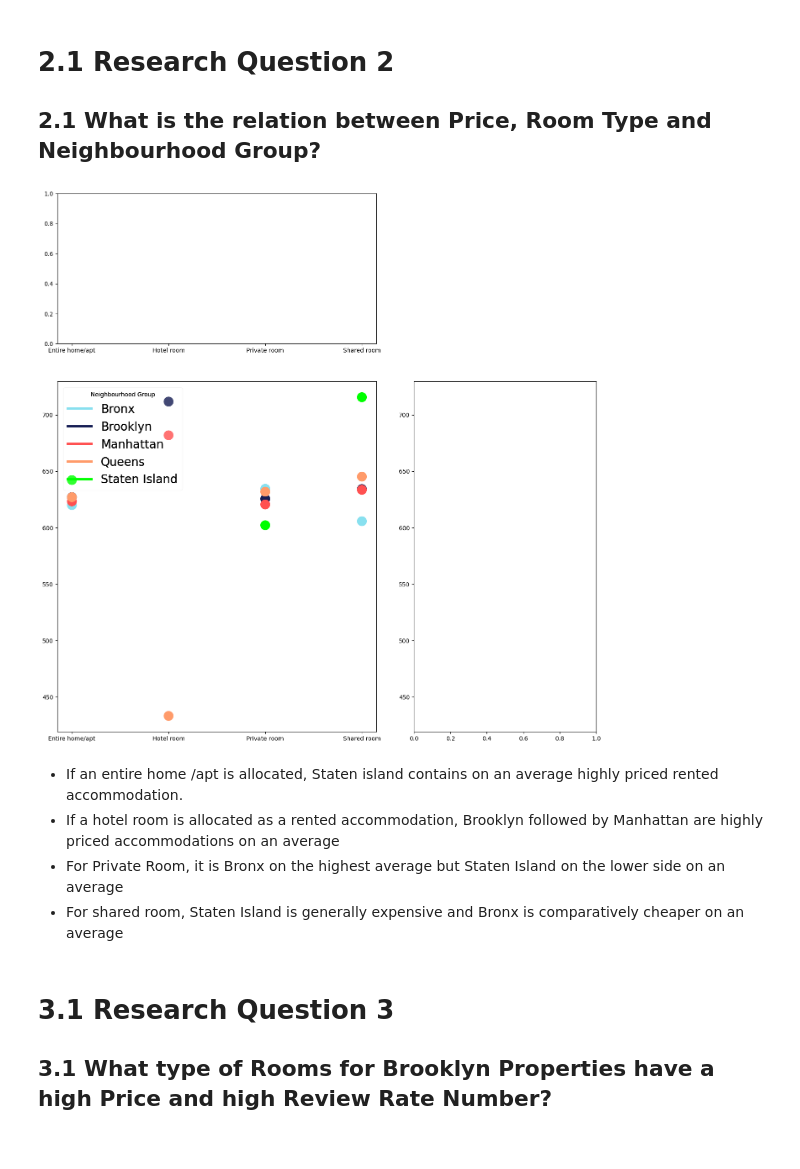
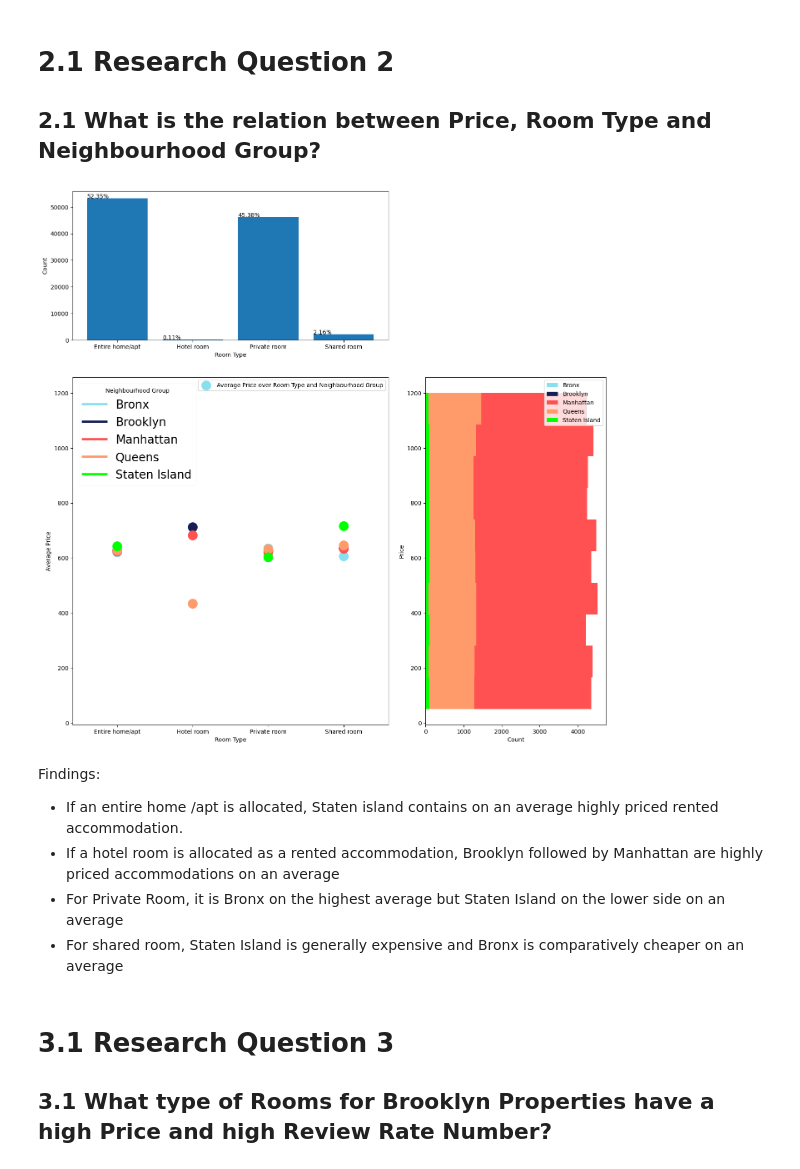
Before and after one commit to aswinvk28/collection-of-kaggle-datasets, a Jupyter notebook: datasets/real_estate/airbnb_open_data/Practical_Project_for_Airbnb_Open_Data.ipynb, the cells around one changed output. Cells and saved outputs as stored; diff of their text form; code cells hidden in the pictures.

```diff
--- a/datasets/real_estate/airbnb_open_data/Practical_Project_for_Airbnb_Open_Data.ipynb
+++ b/datasets/real_estate/airbnb_open_data/Practical_Project_for_Airbnb_Open_Data.ipynb
@@ -954,35 +974,58 @@ ax = result["ax"]
 # axis on top parallel to x-axis
 axx = result["axx"]
 # axis on the side parallel to y-axis
 axy = result["axy"]
 # figure of the plot
 fig = result["fig"]
 
 def plot_price_room_type_reviews_per_month_by_neighbourhood_group():
 
   average_price_df = data.loc[:, ['price', 'room type', 'neighbourhood group']].groupby(['room type', 'neighbourhood group']).mean()
 
   room_type = average_price_df.index.get_level_values(0)
   neighbourhood_group = average_price_df.index.get_level_values(1)
 
   unique_colors = ['#88E0EF', '#161E54', '#FF5151', '#FF9B6A', '#00ff00']
 
   colors = dict(zip(np.unique(neighbourhood_group), unique_colors))
 
   ax.scatter(room_type, average_price_df['price'], c=[colors[ng] for ng in neighbourhood_group], marker='o', s=250, label='Average Price over Room Type and Neighbourhood Group')
 
   # create custom legend, by creating custom lines
   custom_lines = [Line2D([0], [0], color=colors[ng], lw=4) for ng in np.unique(neighbourhood_group)]
   # create legend using custom lines
   legend1 = ax.legend(custom_lines, np.unique(neighbourhood_group), loc="upper left", title="Neighbourhood Group", framealpha=0.1, fontsize=20)
   # add legend to axis
   ax.add_artist(legend1)
   ax.legend()
 
+  ax.set(xlabel='Room Type', ylabel='Average Price')
+
+  room_type_df = data.loc[:, ['room type']].value_counts().reset_index()
+  bar_plot = axx.bar(room_type_df['room type'], room_type_df['count'])
+  idx = 0
+  for i in bar_plot.patches:
+    axx.text(i.get_x(), i.get_height() + 5.0, str(round(room_type_df.iloc[idx, 1]/room_type_df['count'].sum()*100, 2))+str('%'))
+    idx += 1
+
+  axx.set(xlabel='Room Type', ylabel='Count')
+
+  axy.hist(data.loc[data['neighbourhood group'] == 'Bronx', ['price']], orientation='horizontal', label='Bronx', color=unique_colors[0])
+  axy.hist(data.loc[data['neighbourhood group'] == 'Brooklyn', ['price']], orientation='horizontal', label='Brooklyn', color=unique_colors[1])
+  axy.hist(data.loc[data['neighbourhood group'] == 'Manhattan', ['price']], orientation='horizontal', label='Manhattan', color=unique_colors[2])
+  axy.hist(data.loc[data['neighbourhood group'] == 'Queens', ['price']], orientation='horizontal', label='Queens', color=unique_colors[3])
+  axy.hist(data.loc[data['neighbourhood group'] == 'Staten Island', ['price']], orientation='horizontal', label='Staten Island', color=unique_colors[4])
+
+  axy.set(xlabel='Count', ylabel='Price')
+
+  axy.legend()
+
 plot_price_room_type_reviews_per_month_by_neighbourhood_group()
 # %% [output]
-[figure, old version]
+[figure, new version]
 # %% [markdown]
+Findings:
+
 - If an entire home /apt is allocated, Staten island contains on an average highly priced rented accommodation.
 - If a hotel room is allocated as a rented accommodation, Brooklyn followed by Manhattan are highly priced accommodations on an average
 - For Private Room, it is Bronx on the highest average but Staten Island on the lower side on an average
```
Also changed, not shown: parts of 33 cells of this notebook.
